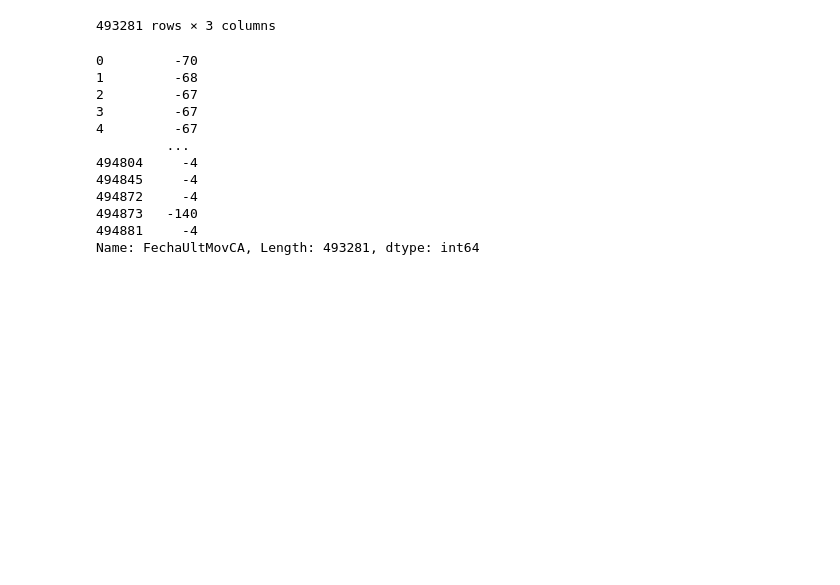
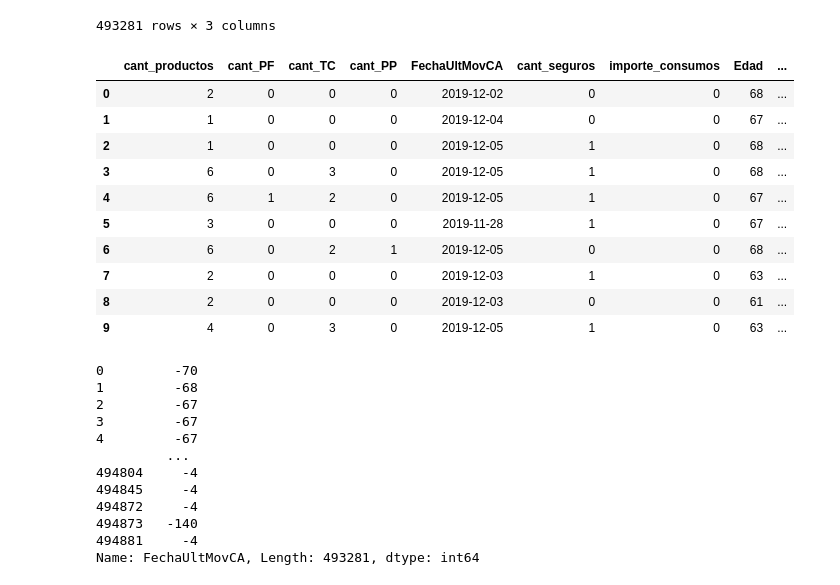
Before and after one commit to maurigarcia88/DiploDataScienceG7, a Jupyter notebook: Joaquin/TP2/TP2_2_Cohorte_G7.ipynb, the cells around one changed output. Saved outputs shown, nothing was run; the diff lists cells and outputs as text; code cells hidden in the pictures; blank space fills up the shorter version.

```diff
--- a/Joaquin/TP2/TP2_2_Cohorte_G7.ipynb
+++ b/Joaquin/TP2/TP2_2_Cohorte_G7.ipynb
@@ -308,6 +323,9 @@ Calculating SaldoPromedioCAPesos
 Calculating SaldoPromedioCADolares
 Calculating SaldoPromedioCCAcreedor
 Calculating TotalConsumoTD
+# %%
+for col in df.columns:
+    df[col].fillna(0,inplace=True)
 # %%
 df.shape
 # %% [output]
@@ -354,5 +372,19 @@ df.select_dtypes(exclude='number')
 493281 rows × 3 columns
 # %%
 df = pd.concat([df,pd.get_dummies(df.Sexo),pd.get_dummies(df.CategoriaProducto)],axis=1)
+# %%
+df.head(10)
+# %% [output]
+|  | cant_productos | cant_PF | cant_TC | cant_PP | FechaUltMovCA | cant_seguros | importe_consumos | Edad | ... |
+| 0 | 2 | 0 | 0 | 0 | 2019-12-02 | 0 | 0 | 68 | ... |
+| 1 | 1 | 0 | 0 | 0 | 2019-12-04 | 0 | 0 | 67 | ... |
+| 2 | 1 | 0 | 0 | 0 | 2019-12-05 | 1 | 0 | 68 | ... |
+| 3 | 6 | 0 | 3 | 0 | 2019-12-05 | 1 | 0 | 68 | ... |
+| 4 | 6 | 1 | 2 | 0 | 2019-12-05 | 1 | 0 | 67 | ... |
+| 5 | 3 | 0 | 0 | 0 | 2019-11-28 | 1 | 0 | 67 | ... |
+| 6 | 6 | 0 | 2 | 1 | 2019-12-05 | 0 | 0 | 68 | ... |
+| 7 | 2 | 0 | 0 | 0 | 2019-12-03 | 1 | 0 | 63 | ... |
+| 8 | 2 | 0 | 0 | 0 | 2019-12-03 | 0 | 0 | 61 | ... |
+| 9 | 4 | 0 | 3 | 0 | 2019-12-05 | 1 | 0 | 63 | ... |
 # %%
 df.drop(columns=['Sexo','CategoriaProducto'],inplace=True)
```
Also changed, not shown: parts of 11 cells of this notebook.
